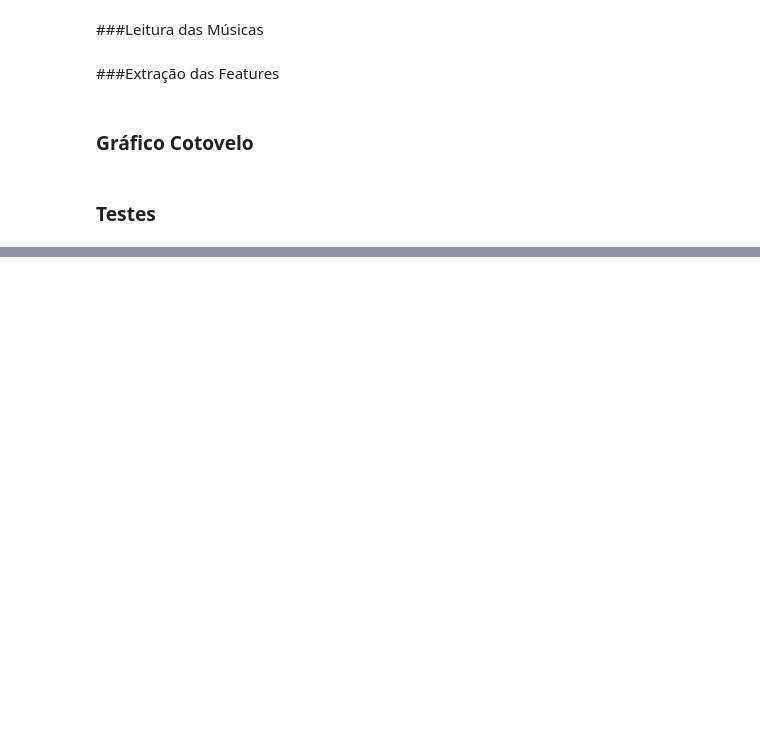
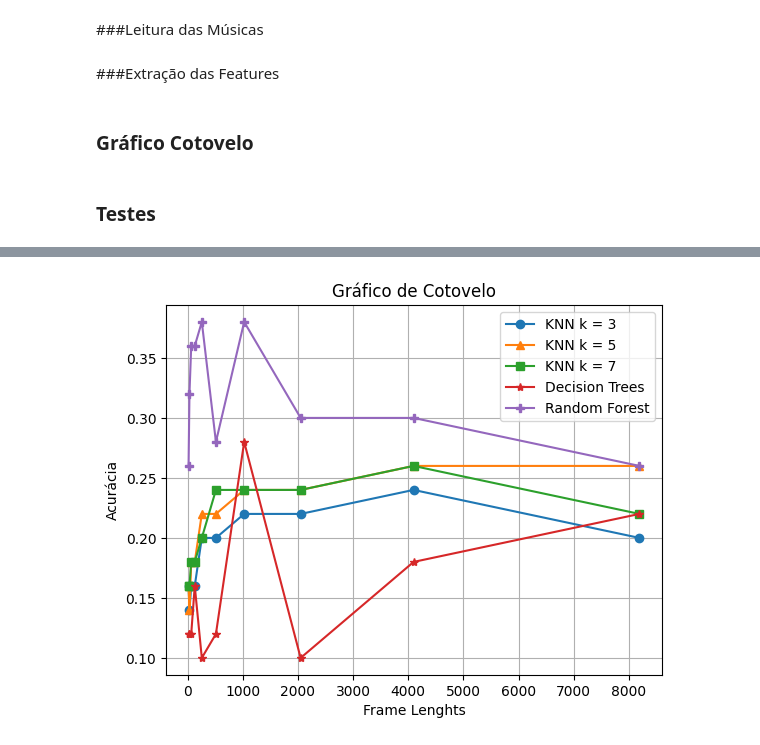
Before and after one commit to andryll/MGR-IC, a Jupyter notebook: codes/MGR.ipynb, the cells around one changed output, grey strips where cells are left out. Drawn from its saved outputs; the diff is of its cells as text; code cells hidden in the pictures; blank space fills up the shorter version.

```diff
--- a/codes/MGR.ipynb
+++ b/codes/MGR.ipynb
@@ -187,7 +237,21 @@ def elbow(frame_lenghts, dflist):
+# %%
+def elbowRF(dflist, seed):
+
+  scorelist = []
+
+  for df in dflist:
+    rf = ensemble.RandomForestClassifier(random_state = seed)
+
+    X_train, X_test, Y_train, Y_test = KFoldCrossValidation(df, n_splits = 10, seed = seed)
+
+    rf.fit(X_train, Y_train)
+    scorelist.append(rf.score(X_test, Y_test))
+
+  return scorelist
 # %% [markdown]
 ### Testes
 # %%
-songs = readSongs ('all', 10, 44100)
+songs = readSongs ('all', 50, 44100)
 # [df, df2] = featureExtraction (songs, 'rolloff', 44100)
 # df.head()
 # df2.head()
@@ -226,0 +266,25 @@ dflist[3].head()
+# %%
+knnscores = []
+seed = 60
+
+knnscores.append(elbowKNN(dflist, n_neigh = 3, seed = seed))
+knnscores.append(elbowKNN(dflist, n_neigh = 5, seed = seed))
+knnscores.append(elbowKNN(dflist, n_neigh = 7, seed = seed))
+
+dtscores = elbowTree(dflist, seed = seed)
+rfscores = elbowRF(dflist, seed = seed)
+# %%
+plt.plot(frame_lenghts, knnscores[0], label = 'KNN k = 3', marker = 'o')
+plt.plot(frame_lenghts, knnscores[1], label = 'KNN k = 5', marker = '^')
+plt.plot(frame_lenghts, knnscores[2], label = 'KNN k = 7', marker = 's')
+plt.plot(frame_lenghts, dtscores, label = 'Decision Trees', marker = '*')
+plt.plot(frame_lenghts, rfscores, label = 'Random Forest', marker = 'P')
+
+plt.legend()
+plt.grid()
+plt.ylabel('Acurácia')
+plt.xlabel('Frame Lenghts')
+plt.title('Gráfico de Cotovelo')
+plt.show()
+# %% [output]
+[figure, added]
```
Also changed, not shown: parts of 14 cells of this notebook.
